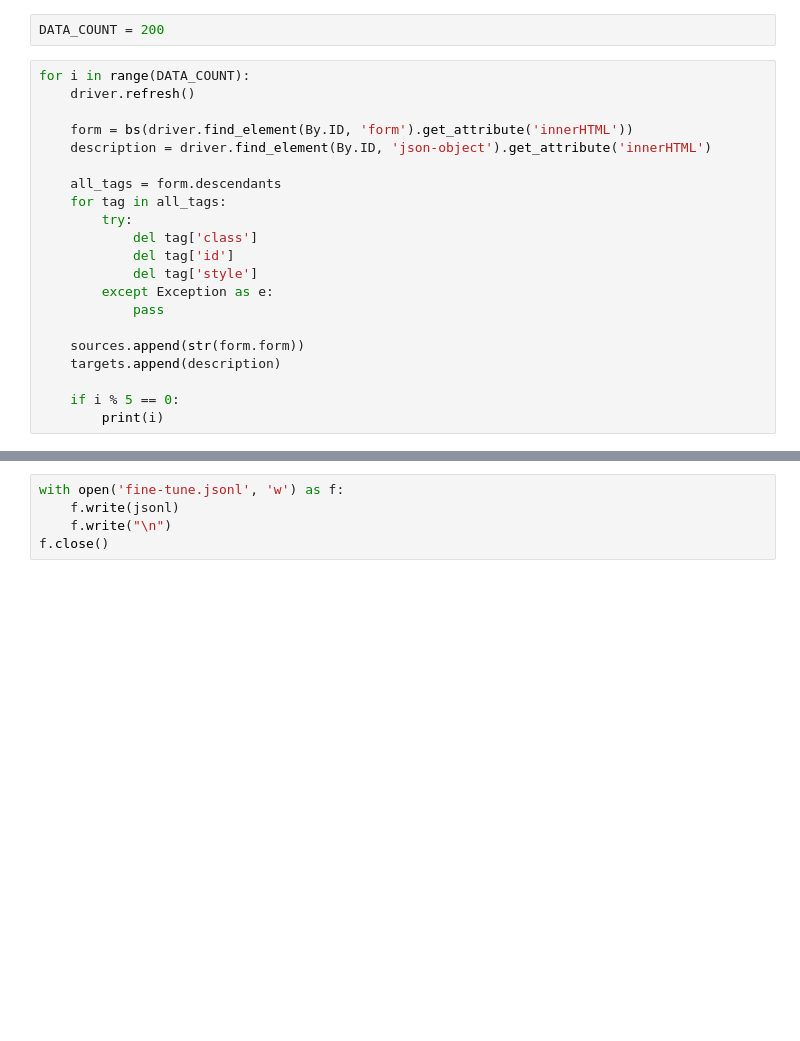
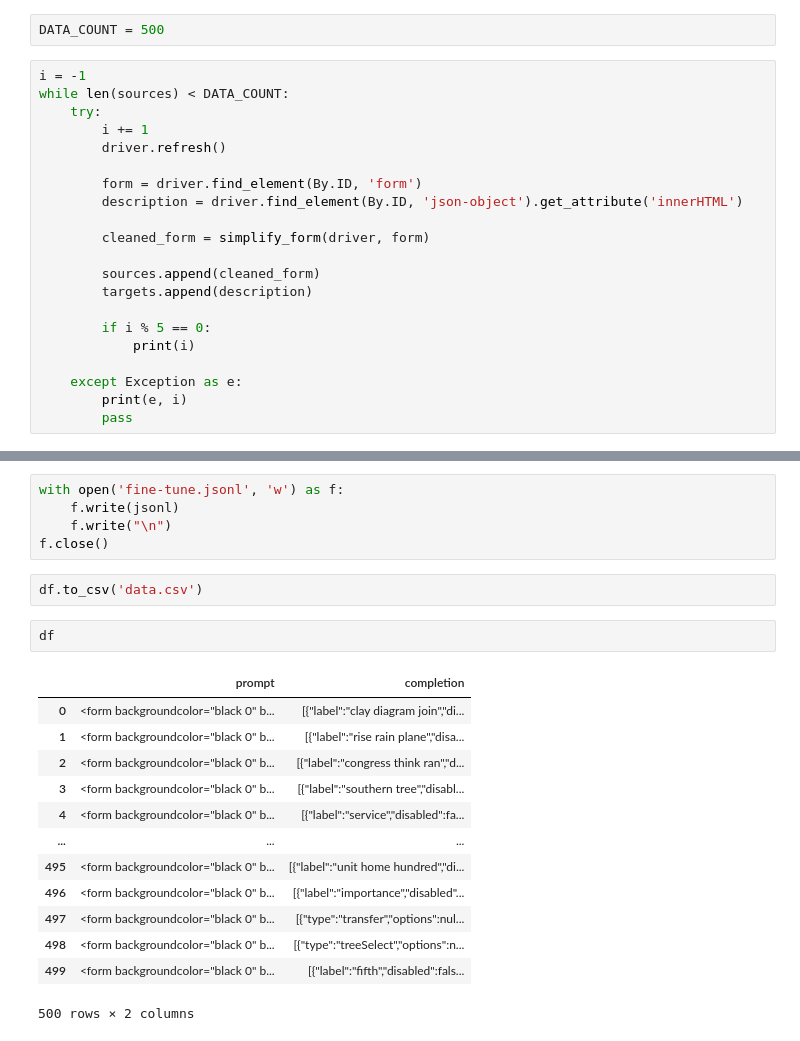
Before and after one commit to parsaalian/webform-testing, a Jupyter notebook: crawl_react_webform.ipynb, the cells around one changed output, grey strips where cells are left out. Drawn from its saved outputs; the diff is of its cells as text; blank space fills up the shorter version.

Commit message:
data generation with new cleaner

```diff
--- a/crawl_react_webform.ipynb
+++ b/crawl_react_webform.ipynb
@@ -16,27 +24,27 @@ driver.get('http://localhost:3000/antd')
 sources = []
 targets = []
 # %%
-DATA_COUNT = 200
+DATA_COUNT = 500
 # %%
-for i in range(DATA_COUNT):
-    driver.refresh()
+i = -1
+while len(sources) < DATA_COUNT:
+    try:
+        i += 1
+        driver.refresh()
 
-    form = bs(driver.find_element(By.ID, 'form').get_attribute('innerHTML'))
-    description = driver.find_element(By.ID, 'json-object').get_attribute('innerHTML')
+        form = driver.find_element(By.ID, 'form')
+        description = driver.find_element(By.ID, 'json-object').get_attribute('innerHTML')
 
-    all_tags = form.descendants
-    for tag in all_tags:
-        try:
-            del tag['class']
-            del tag['id']
-            del tag['style']
-        except Exception as e:
-            pass
+        cleaned_form = simplify_form(driver, form)
 
-    sources.append(str(form.form))
-    targets.append(description)
+        sources.append(cleaned_form)
+        targets.append(description)
 
-    if i % 5 == 0:
-        print(i)
+        if i % 5 == 0:
+            print(i)
+
+    except Exception as e:
+        print(e, i)
+        pass
 # %% [output]
 0
@@ -75,3 +83,21 @@ with open('fine-tune.jsonl', 'w') as f:
     f.write(jsonl)
     f.write("\n")
 f.close()
+# %%
+df.to_csv('data.csv')
+# %%
+df
+# %% [output]
+|  | prompt | completion |
+| 0 | <form backgroundcolor="black 0" b... | [{"label":"clay diagram join","di... |
+| 1 | <form backgroundcolor="black 0" b... | [{"label":"rise rain plane","disa... |
+| 2 | <form backgroundcolor="black 0" b... | [{"label":"congress think ran","d... |
+| 3 | <form backgroundcolor="black 0" b... | [{"label":"southern tree","disabl... |
+| 4 | <form backgroundcolor="black 0" b... | [{"label":"service","disabled":fa... |
+| ... | ... | ... |
+| 495 | <form backgroundcolor="black 0" b... | [{"label":"unit home hundred","di... |
+| 496 | <form backgroundcolor="black 0" b... | [{"label":"importance","disabled"... |
+| 497 | <form backgroundcolor="black 0" b... | [{"type":"transfer","options":nul... |
+| 498 | <form backgroundcolor="black 0" b... | [{"type":"treeSelect","options":n... |
+| 499 | <form backgroundcolor="black 0" b... | [{"label":"fifth","disabled":fals... |
+500 rows × 2 columns
```
Also changed, not shown: parts of 3 cells of this notebook, 2 other files.
